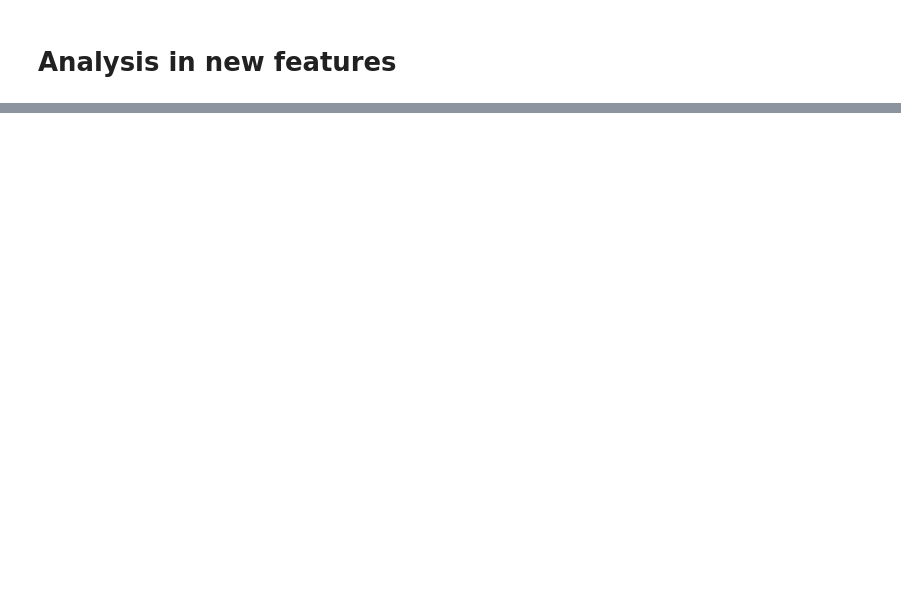
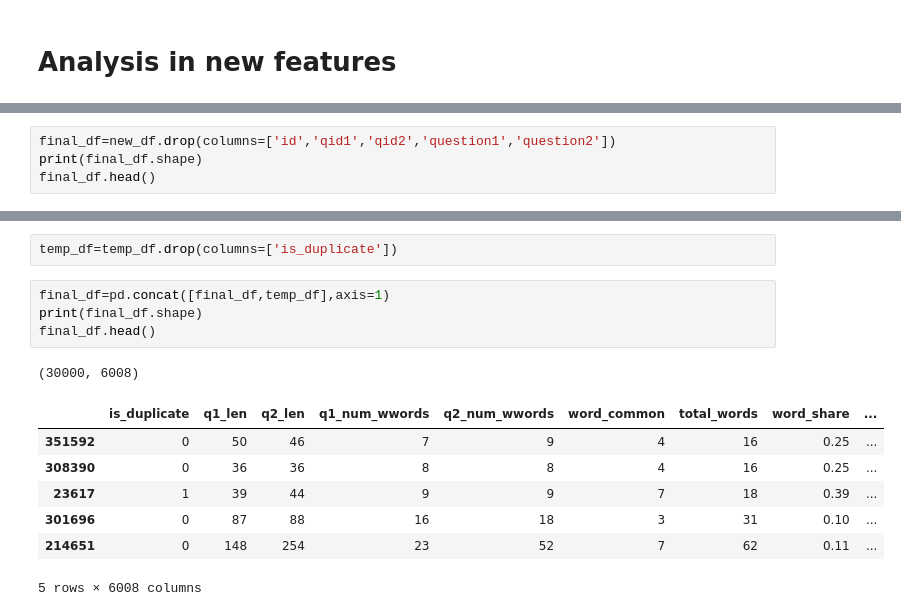
Before and after one commit to Saransh-Basu-01/Quora-Question-Pairs, a Jupyter notebook: Quora Question Pairs.ipynb, the cells around one changed output, grey strips where cells are left out. Saved outputs shown, nothing was run; the diff lists cells and outputs as text; blank space fills up the shorter version.

Commit message:
Kaggle Notebook | Quora Question Pairs | Version 4

```diff
--- a/Quora Question Pairs.ipynb
+++ b/Quora Question Pairs.ipynb
@@ -345,0 +348,4 @@ plt.show()
+# %%
+final_df=new_df.drop(columns=['id','qid1','qid2','question1','question2'])
+print(final_df.shape)
+final_df.head()
@@ -345,0 +360,15 @@ plt.show()
+# %%
+temp_df=temp_df.drop(columns=['is_duplicate'])
+# %%
+final_df=pd.concat([final_df,temp_df],axis=1)
+print(final_df.shape)
+final_df.head()
+# %% [output]
+(30000, 6008)
+|  | is_duplicate | q1_len | q2_len | q1_num_wwords | q2_num_wwords | word_common | total_words | word_share | ... |
+| 351592 | 0 | 50 | 46 | 7 | 9 | 4 | 16 | 0.25 | ... |
+| 308390 | 0 | 36 | 36 | 8 | 8 | 4 | 16 | 0.25 | ... |
+| 23617 | 1 | 39 | 44 | 9 | 9 | 7 | 18 | 0.39 | ... |
+| 301696 | 0 | 87 | 88 | 16 | 18 | 3 | 31 | 0.10 | ... |
+| 214651 | 0 | 148 | 254 | 23 | 52 | 7 | 62 | 0.11 | ... |
+5 rows × 6008 columns
```
Also changed, not shown: parts of 26 cells of this notebook.
